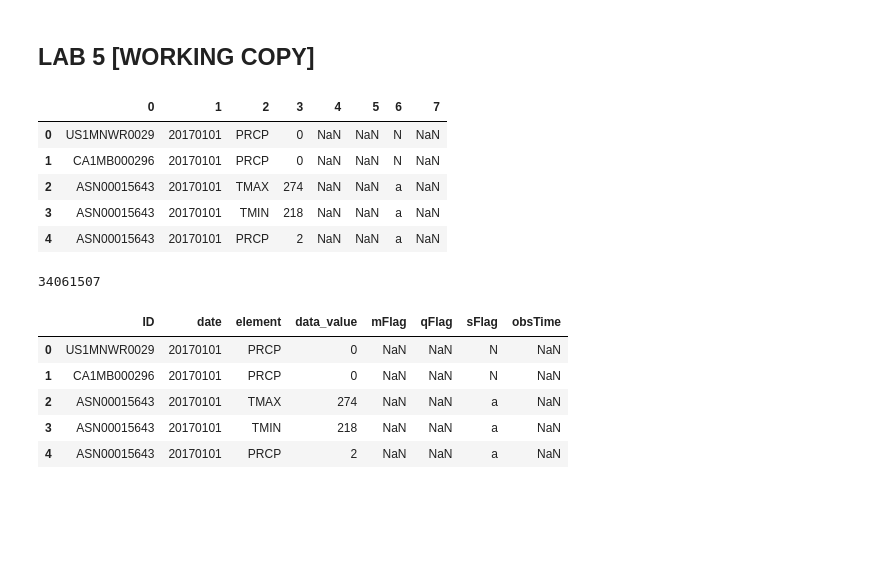
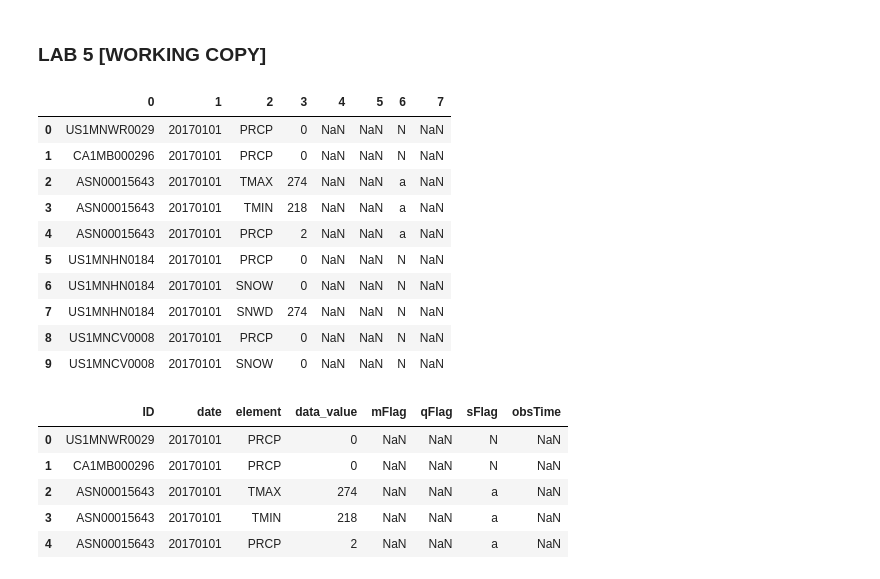
Before and after one commit to neha01mittal/dma-weather-pred, a Jupyter notebook: Lab5_working.ipynb, the cells around one changed output. Saved outputs shown, nothing was run; the diff lists cells and outputs as text; code cells hidden in the pictures; blank space fills up the shorter version.

```diff
--- a/Lab5_working.ipynb
+++ b/Lab5_working.ipynb
@@ -1,5 +1,5 @@
 # %% [markdown]
-## LAB 5 [WORKING COPY]
+### LAB 5 [WORKING COPY]
 # %%
 import sklearn
 import matplotlib.pyplot as plt
@@ -25,21 +23,26 @@ from IPython.display import display, HTML
 from sklearn.metrics import precision_recall_curve
 from sklearn.ensemble import GradientBoostingClassifier
 # %%
-df_2017 = pd.read_csv("data/2017.csv", low_memory=False, encoding = "ISO-8859-1", nrows=100000, header=None)
-# df_2017 = pd.read_csv("../2017.csv", low_memory=False, encoding = "ISO-8859-1", header=None)
+# df_2017 = pd.read_csv("data/2017.csv.gz",low_memory=False, encoding = "ISO-8859-1", nrows=100000, header=None)
+
+df_2017 = pd.read_csv("data/2017.csv.gz", compression='gzip',low_memory=False, encoding = "ISO-8859-1", nrows=100000, header=None)
+
+
 df_2017.head()
 df_2017.reset_index()
+df_2017.head(10)
 # %% [output]
 |  | 0 | 1 | 2 | 3 | 4 | 5 | 6 | 7 |
 | 0 | US1MNWR0029 | 20170101 | PRCP | 0 | NaN | NaN | N | NaN |
 | 1 | CA1MB000296 | 20170101 | PRCP | 0 | NaN | NaN | N | NaN |
 | 2 | ASN00015643 | 20170101 | TMAX | 274 | NaN | NaN | a | NaN |
 | 3 | ASN00015643 | 20170101 | TMIN | 218 | NaN | NaN | a | NaN |
 | 4 | ASN00015643 | 20170101 | PRCP | 2 | NaN | NaN | a | NaN |
+| 5 | US1MNHN0184 | 20170101 | PRCP | 0 | NaN | NaN | N | NaN |
+| 6 | US1MNHN0184 | 20170101 | SNOW | 0 | NaN | NaN | N | NaN |
+| 7 | US1MNHN0184 | 20170101 | SNWD | 274 | NaN | NaN | N | NaN |
+| 8 | US1MNCV0008 | 20170101 | PRCP | 0 | NaN | NaN | N | NaN |
+| 9 | US1MNCV0008 | 20170101 | SNOW | 0 | NaN | NaN | N | NaN |
-# %%
-len(df_2017)
-# %% [output]
-34061507
 # %%
 df_2017.rename(index=int,columns = {0:'ID',1:'date', 2:'element',3:'data_value',4:'mFlag',5:'qFlag',6:'sFlag',7:'obsTime'}, inplace=True)
 # %%
```
Also changed, not shown: parts of 38 cells of this notebook.
